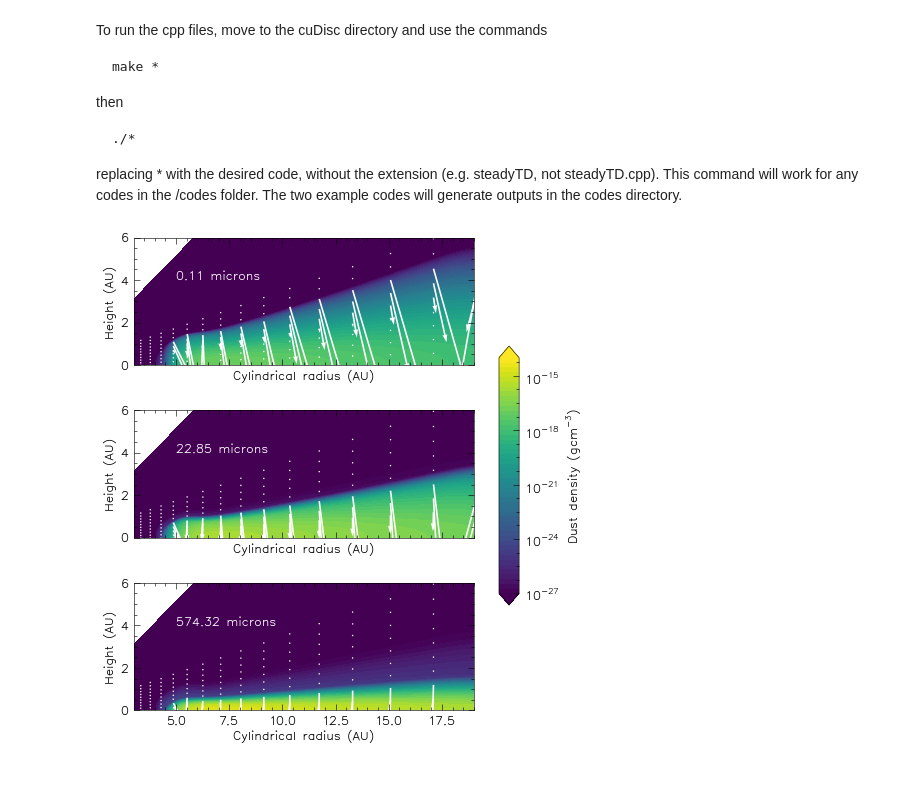
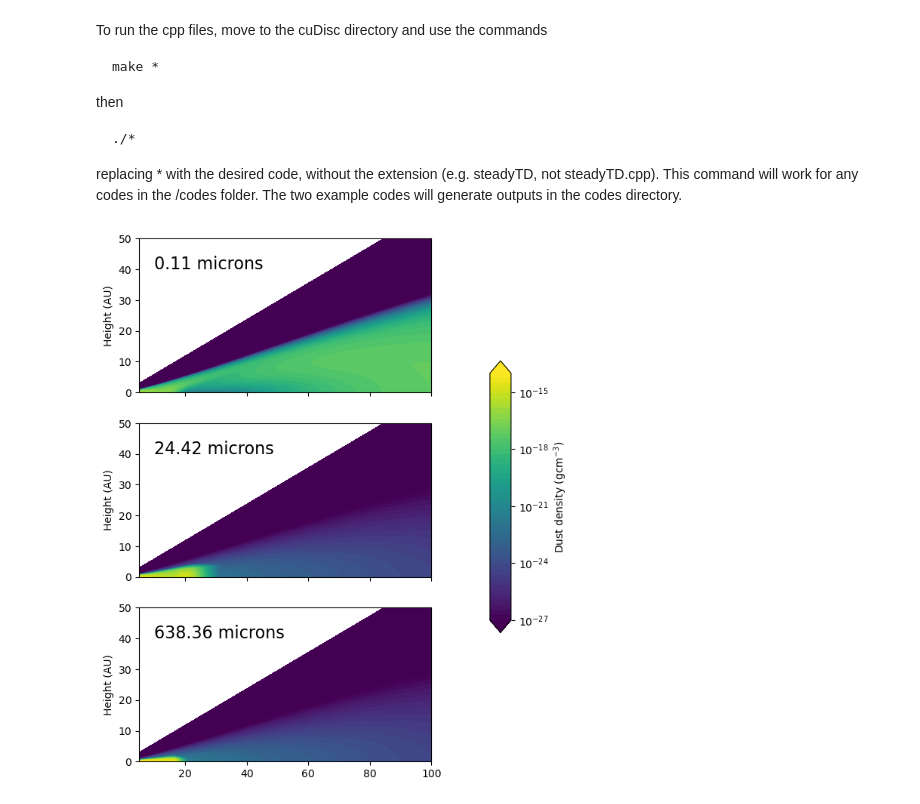
Before and after one commit to cuDisc/cuDisc, a Jupyter notebook: codes/python/disc_plotter.ipynb, the cells around one changed output. Saved outputs shown, nothing was run; the diff lists cells and outputs as text; code cells hidden in the pictures; blank space fills up the shorter version.

```diff
--- a/codes/python/disc_plotter.ipynb
+++ b/codes/python/disc_plotter.ipynb
@@ -22,7 +22,7 @@ import matplotlib.pyplot as plt
 Import 2D cuDisc run (steadyTD.cpp)
 """
 
-sim = CuDiscModel("../outputs/steadyTD")
+sim = CuDiscModel("../outputs/isoPD")
 
 # Load in grids, densities and temperatures
 
@@ -30,36 +30,36 @@ g = sim.grid
 sizes = sim.load_grain_sizes()
 gas, dust = sim.load_all_prim_data()
 temp = sim.load_all_temp_data()
-opacs = sim.load_opacity()
+#opacs = sim.load_opacity()
 ts = sim.load_output_times()
 # %%
 # Plot dust density
 
-t_snap = 2
+t_snap = -1
 grains = [0,50,80]
 
 fig, ax = plt.subplots(len(grains), 1, figsize=(7, 3*len(grains)), sharex=True, sharey=True)
 
 for i in range(len(grains)):
     ax[i].set_aspect("equal")
     con = ax[i].contourf(g.R/au, g.Z/au, np.log10(dust.rho[t_snap,:,:,grains[i]]), np.linspace(-27,-14,50), extend='both')
-    ax[i].quiver(g.R[::10,:100:10]/au, g.Z[::10,:100:10]/au, (dust.vR[t_snap,::10,:100:10,grains[i]]), (dust.vZ[t_snap,::10,:100:10,grains[i]]), color='white', scale=1000)
-    ax[i].text(5,4, "%1.2f microns"%(sizes.a_c[grains[i]]*1e4), fontsize=16, c='white')
-    ax[i].set_xlabel('Cylindrical radius (AU)')
+    #ax[i].quiver(g.R[::10,:100:10]/au, g.Z[::10,:100:10]/au, (dust.vR[t_snap,::10,:100:10,grains[i]]), (dust.vZ[t_snap,::10,:100:10,grains[i]]), color='white', scale=1000)
+    ax[i].text(10,40, "%1.2f microns"%(sizes.a_c[grains[i]]*1e4), fontsize=16, c='k')
     ax[i].set_ylabel('Height (AU)')
 
-plt.xlim(3,19)
-plt.ylim(0,6)
+
+plt.xlim(5,100)
+plt.ylim(0,50)
 fig.subplots_adjust(right=0.8)
 cbar_ax = fig.add_axes([0.85, 0.3, 0.04, 0.4])
 cbar = fig.colorbar(con, cax=cbar_ax)
 cbar.set_ticks(np.arange(-27,-12,3))
 cbar.set_ticklabels(["$10^{%d}$"%(x) for x in np.arange(-27,-12,3)])
 cbar.set_label(r"Dust density (gcm$^{-3}$)")
 
 plt.show()
 # %% [output]
-[figure, old version]
+[figure, new version]
 # %%
 # Calculate and plot dust & gas surface density
 
```
Also changed, not shown: parts of 4 cells of this notebook, 4 other files.
